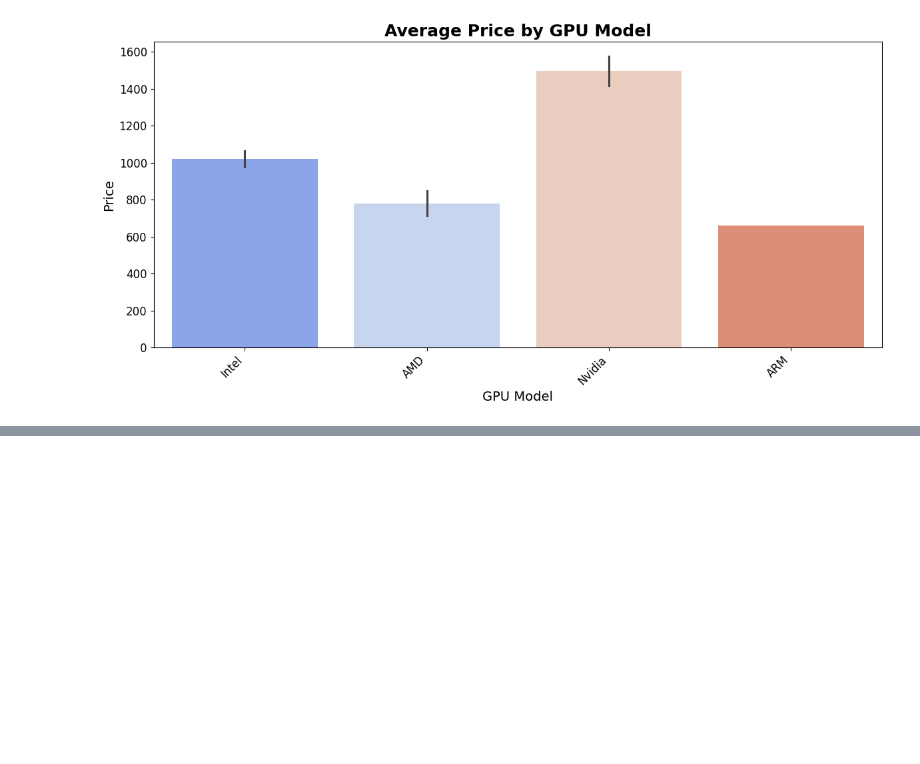
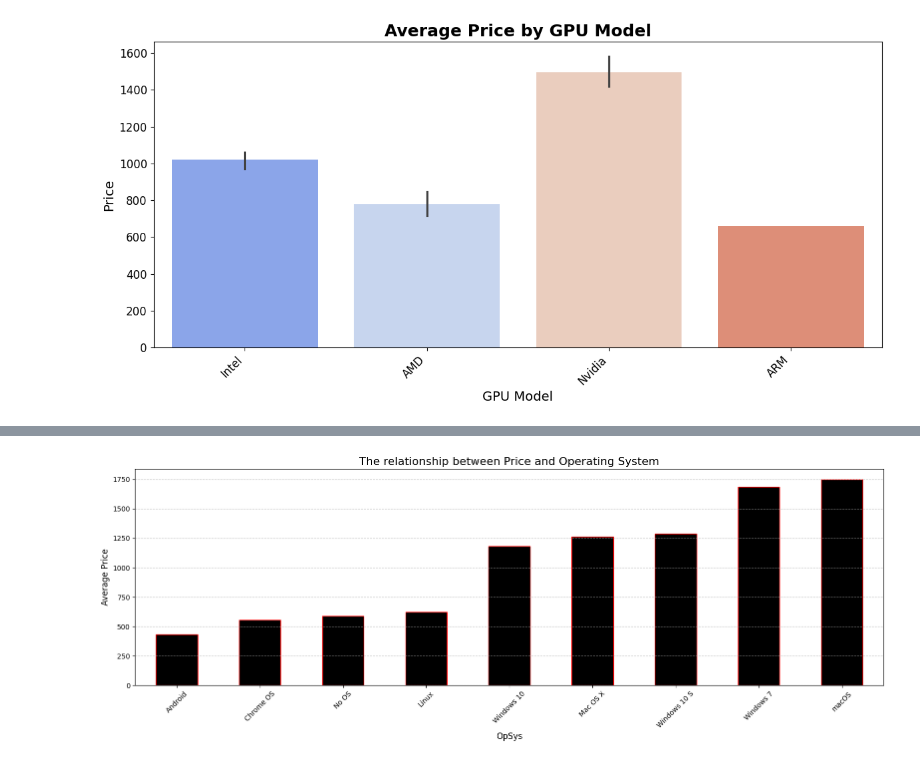
Before and after one commit to Pitou911/laptop-price-prediction, a Jupyter notebook: notebook/EDA.ipynb, the cells around one changed output, grey strips where cells are left out. Saved outputs shown, nothing was run; the diff lists cells and outputs as text; code cells hidden in the pictures; blank space fills up the shorter version.

```diff
--- a/notebook/EDA.ipynb
+++ b/notebook/EDA.ipynb
@@ -395,0 +444,16 @@ plt.show()
+# %%
+average_prices = df.groupby('OpSys')['Price_euros'].mean().sort_values()
+
+plt.figure(figsize=(16, 6))
+average_prices.plot(kind='bar', color='black', edgecolor='red')
+
+plt.title('The relationship between Price and Operating System', fontsize=16)
+plt.xlabel('OpSys', fontsize=12)
+plt.ylabel('Average Price', fontsize=12)
+plt.xticks(rotation=45, fontsize=10)
+plt.grid(axis='y', linestyle='--', alpha=0.7)
+
+plt.tight_layout()
+plt.show()
+# %% [output]
+[figure, added]
```
Also changed, not shown: parts of 11 cells of this notebook.
